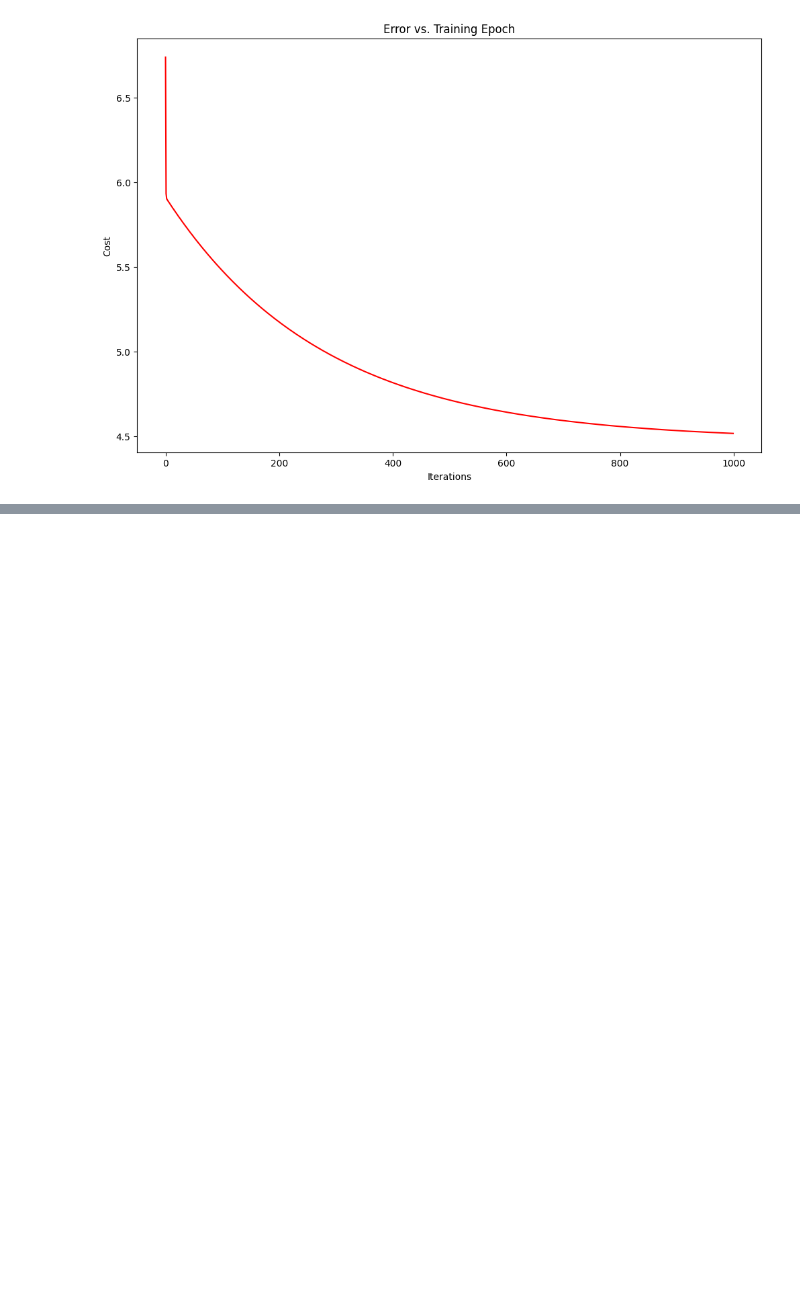
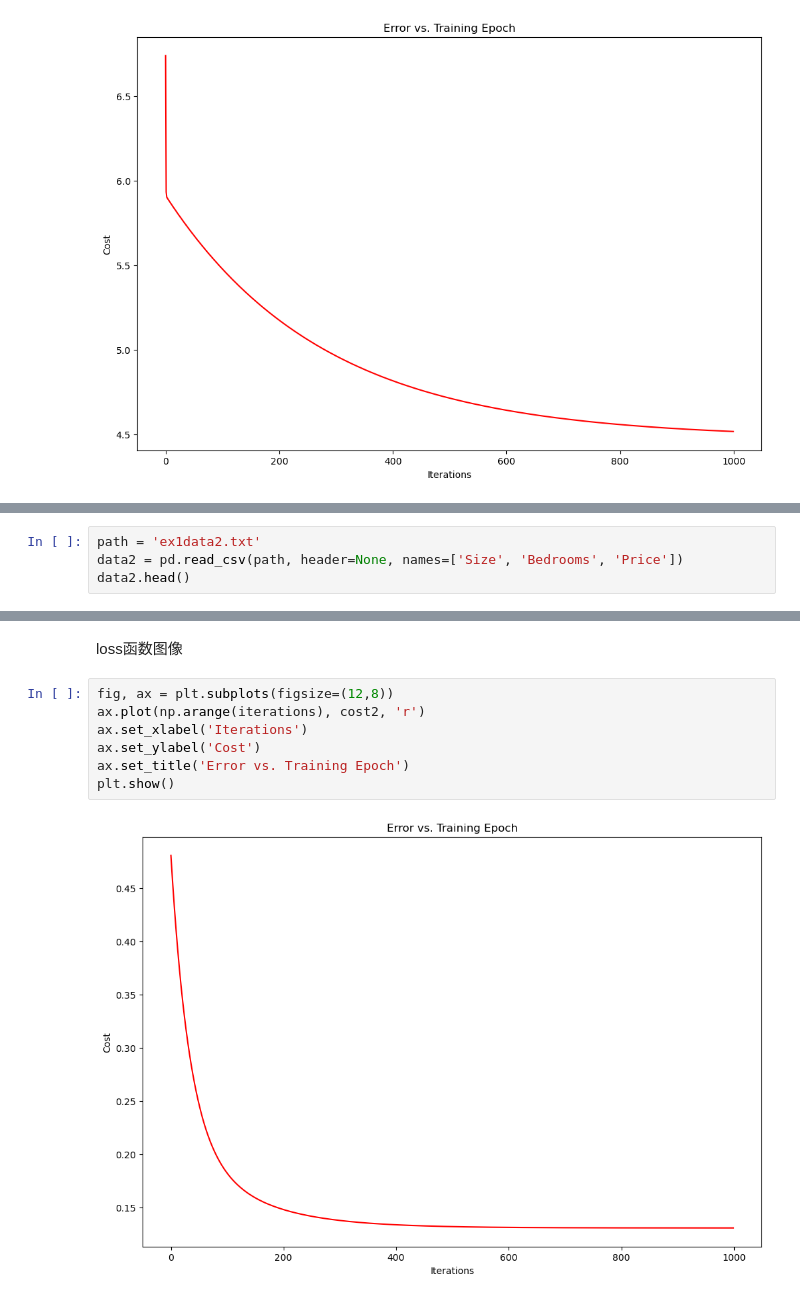
Before and after one commit to MAOJIUTT/MachineLearning, a Jupyter notebook: homework/ex1/my_solution.ipynb, the cells around one changed output, grey strips where cells are left out. Saved outputs shown, nothing was run; the diff lists cells and outputs as text; blank space fills up the shorter version.

```diff
--- a/homework/ex1/my_solution.ipynb
+++ b/homework/ex1/my_solution.ipynb
@@ -220,0 +223,4 @@ plt.show()
+# %%
+path = 'ex1data2.txt'
+data2 = pd.read_csv(path, header=None, names=['Size', 'Bedrooms', 'Price'])
+data2.head()
@@ -220,0 +302,11 @@ plt.show()
+# %% [markdown]
+loss函数图像
+# %%
+fig, ax = plt.subplots(figsize=(12,8))
+ax.plot(np.arange(iterations), cost2, 'r')
+ax.set_xlabel('Iterations')
+ax.set_ylabel('Cost')
+ax.set_title('Error vs. Training Epoch')
+plt.show()
+# %% [output]
+[figure, added]
```
Also changed, not shown: parts of 8 cells of this notebook, 2 other files.
